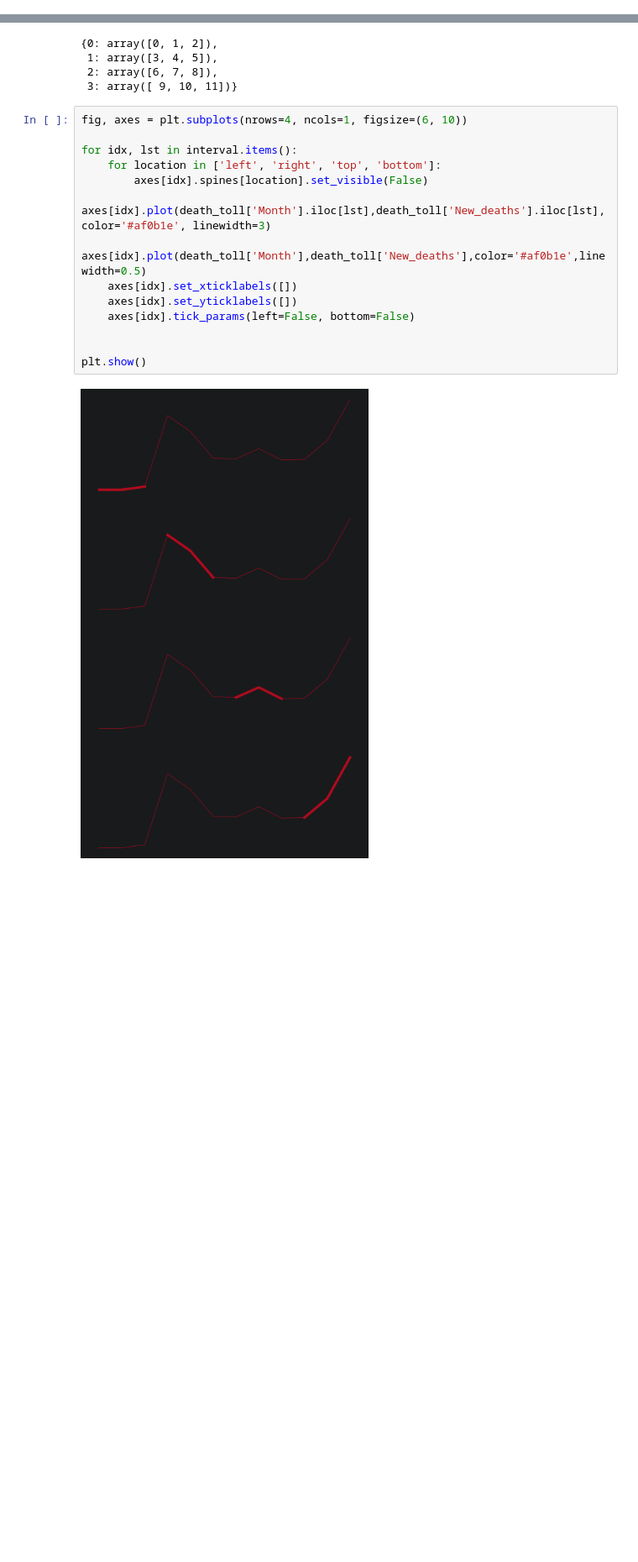
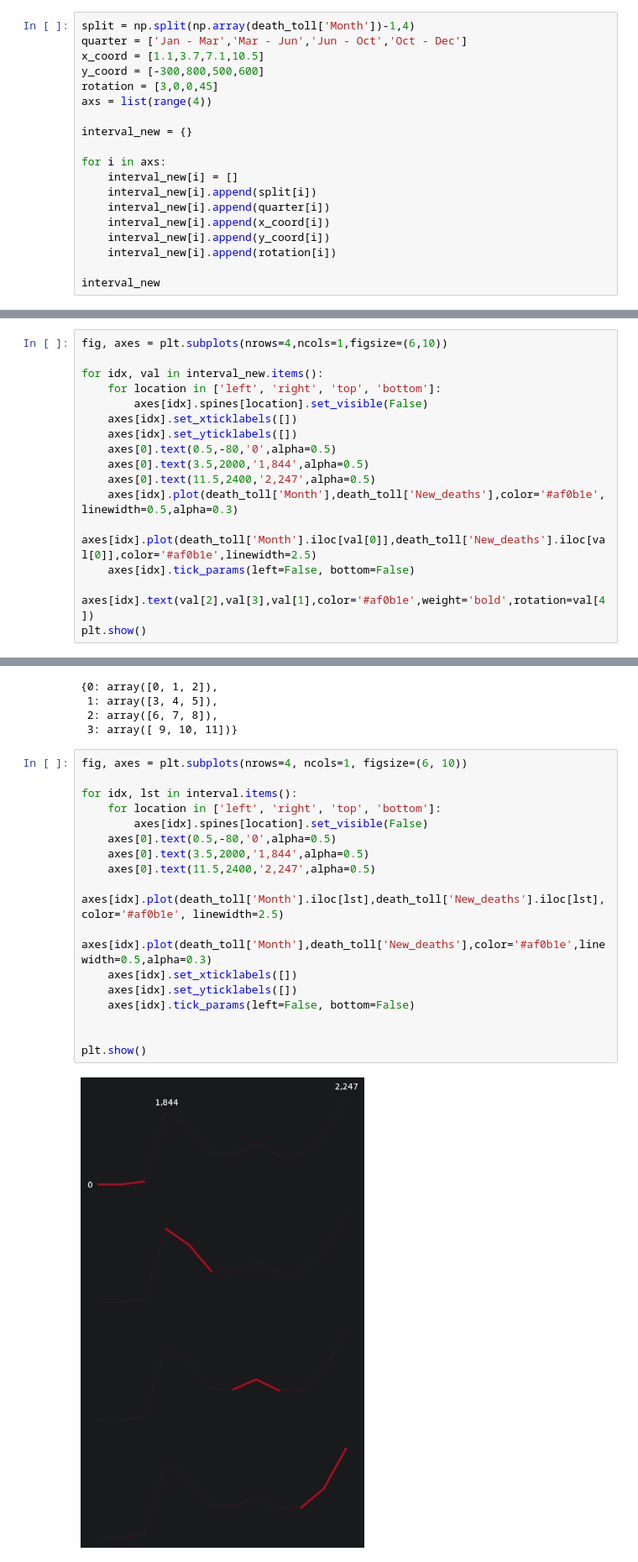
Before and after one commit to dnlsyfq/py_visual, a Jupyter notebook: main.ipynb, the cells around one changed output, grey strips where cells are left out. Shown at 84% size. Drawn from its saved outputs; the diff is of its cells as text; blank space fills up the shorter version.

```diff
--- a/main.ipynb
+++ b/main.ipynb
@@ -109,3 +109,22 @@ death_toll['Month'].iloc[np.split(np.array(death_toll['Month']),4)[0]]
 2    3
 3    4
 Name: Month, dtype: int64
+# %%
+split = np.split(np.array(death_toll['Month'])-1,4)
+quarter = ['Jan - Mar','Mar - Jun','Jun - Oct','Oct - Dec']
+x_coord = [1.1,3.7,7.1,10.5]
+y_coord = [-300,800,500,600]
+rotation = [3,0,0,45]
+axs = list(range(4))
+
+interval_new = {}
+
+for i in axs:
+    interval_new[i] = []
+    interval_new[i].append(split[i])
+    interval_new[i].append(quarter[i])
+    interval_new[i].append(x_coord[i])
+    interval_new[i].append(y_coord[i])
+    interval_new[i].append(rotation[i])
+
+interval_new
@@ -111,0 +136,16 @@ Name: Month, dtype: int64
+# %%
+fig, axes = plt.subplots(nrows=4,ncols=1,figsize=(6,10))
+
+for idx, val in interval_new.items():
+    for location in ['left', 'right', 'top', 'bottom']:
+        axes[idx].spines[location].set_visible(False)
+    axes[idx].set_xticklabels([])
+    axes[idx].set_yticklabels([])
+    axes[0].text(0.5,-80,'0',alpha=0.5)
+    axes[0].text(3.5,2000,'1,844',alpha=0.5)
+    axes[0].text(11.5,2400,'2,247',alpha=0.5)
+    axes[idx].plot(death_toll['Month'],death_toll['New_deaths'],color='#af0b1e', linewidth=0.5,alpha=0.3)
+    axes[idx].plot(death_toll['Month'].iloc[val[0]],death_toll['New_deaths'].iloc[val[0]],color='#af0b1e',linewidth=2.5)
+    axes[idx].tick_params(left=False, bottom=False)
+    axes[idx].text(val[2],val[3],val[1],color='#af0b1e',weight='bold',rotation=val[4])
+plt.show()
@@ -120,19 +162,22 @@ interval
 # %%
 fig, axes = plt.subplots(nrows=4, ncols=1, figsize=(6, 10))
 
 for idx, lst in interval.items():
     for location in ['left', 'right', 'top', 'bottom']:
         axes[idx].spines[location].set_visible(False)
-    axes[idx].plot(death_toll['Month'].iloc[lst],death_toll['New_deaths'].iloc[lst],color='#af0b1e', linewidth=3)
-    axes[idx].plot(death_toll['Month'],death_toll['New_deaths'],color='#af0b1e',linewidth=0.5)
+    axes[0].text(0.5,-80,'0',alpha=0.5)
+    axes[0].text(3.5,2000,'1,844',alpha=0.5)
+    axes[0].text(11.5,2400,'2,247',alpha=0.5)
+    axes[idx].plot(death_toll['Month'].iloc[lst],death_toll['New_deaths'].iloc[lst],color='#af0b1e', linewidth=2.5)
+    axes[idx].plot(death_toll['Month'],death_toll['New_deaths'],color='#af0b1e',linewidth=0.5,alpha=0.3)
     axes[idx].set_xticklabels([])
     axes[idx].set_yticklabels([])
     axes[idx].tick_params(left=False, bottom=False)
 
 
 plt.show()
 # %% [output]
-[figure, old version]
+[figure, new version]
 # %%
 fig, ax = plt.subplots(nrows=4,ncols=1,figsize=(6,10))
 
```
Also changed, not shown: parts of 2 cells of this notebook.
